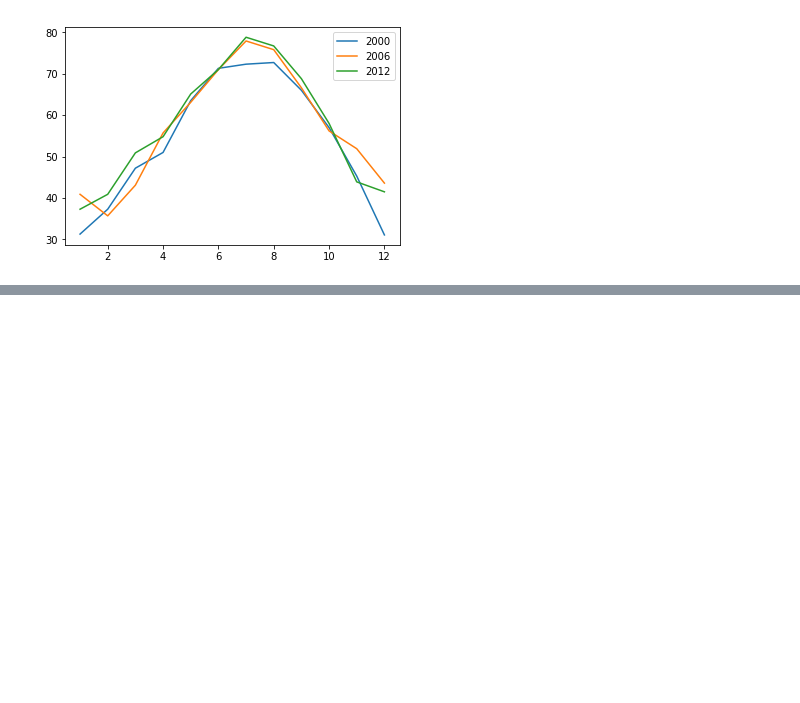
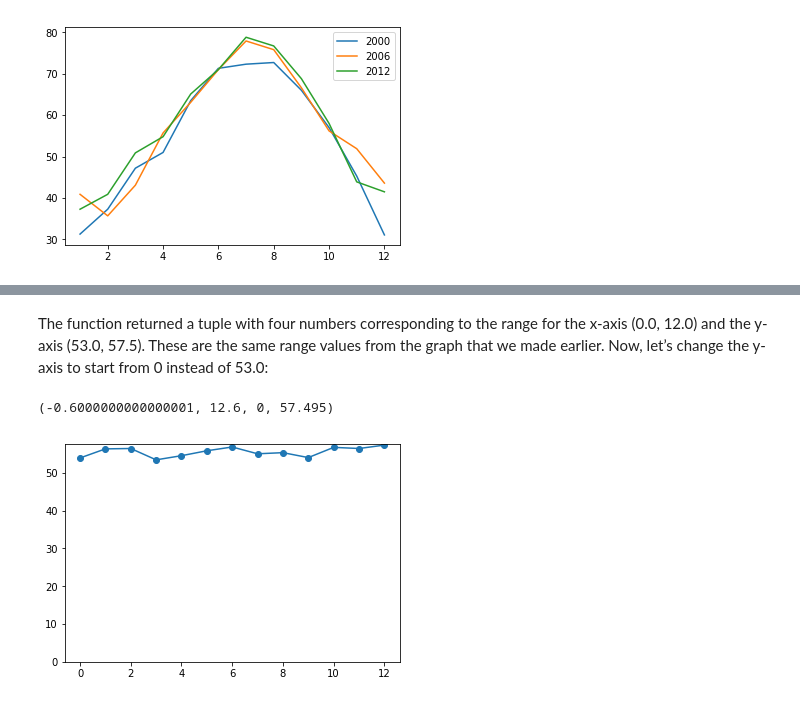
Before and after one commit to jedoyt/math-notes-using-python, a Jupyter notebook: Notebooks/ch02 - Visualizing Data with Graphs.ipynb, the cells around one changed output, grey strips where cells are left out. Cells and saved outputs as stored; diff of their text form; code cells hidden in the pictures; blank space fills up the shorter version.

```diff
--- a/Notebooks/ch02 - Visualizing Data with Graphs.ipynb
+++ b/Notebooks/ch02 - Visualizing Data with Graphs.ipynb
@@ -135,0 +171,8 @@ legend([2000,2006,2012])
+# %% [markdown]
+The function returned a tuple with four numbers corresponding to the range for the x-axis (0.0, 12.0) and the y-axis (53.0, 57.5). These are the same range values from the graph that we made earlier. Now, let’s change the y-axis to start from 0 instead of 53.0:
+# %%
+plot(nyc_temp, marker='o')
+axis(ymin=0)
+# %% [output]
+(-0.6000000000000001, 12.6, 0, 57.495)
+[figure, added]
```
Also changed, not shown: parts of 16 cells of this notebook, 1 other file.
